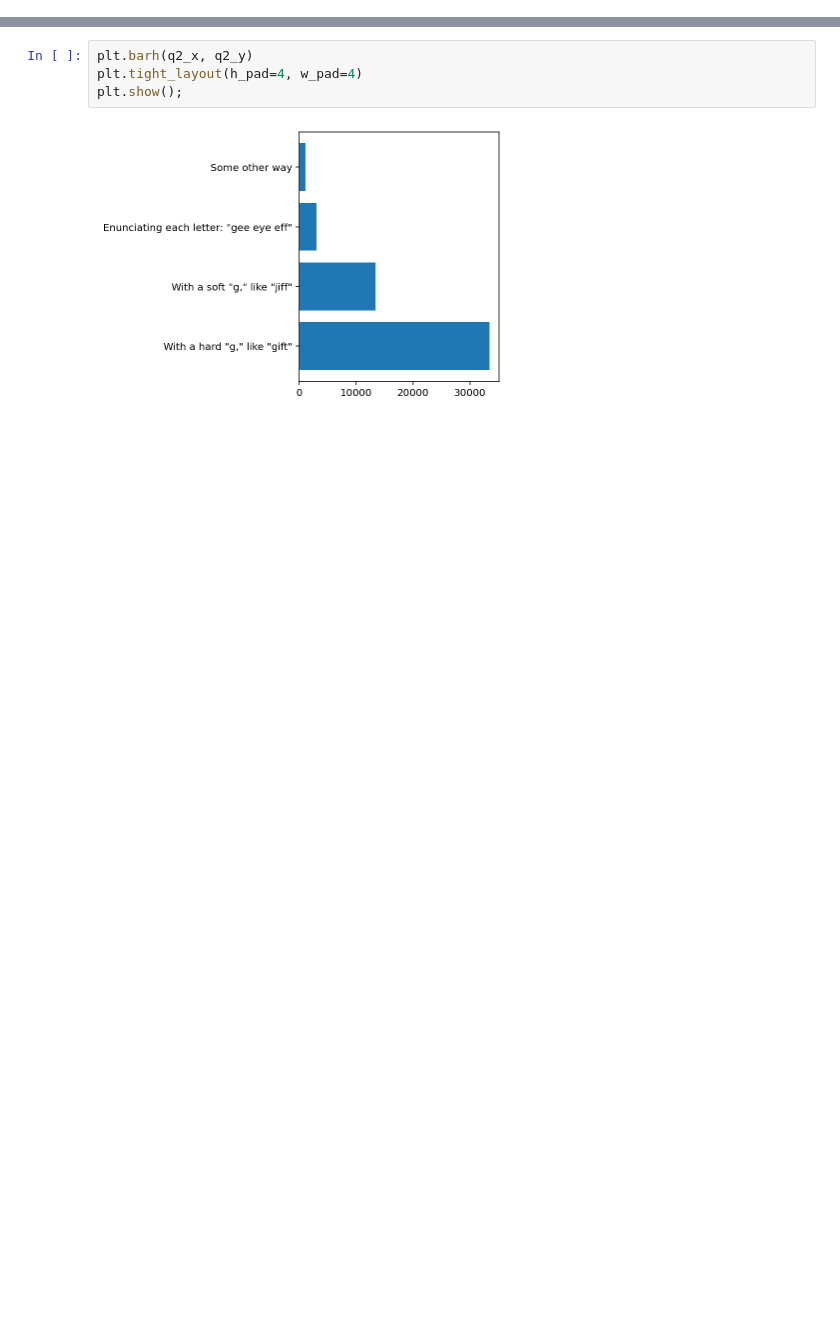
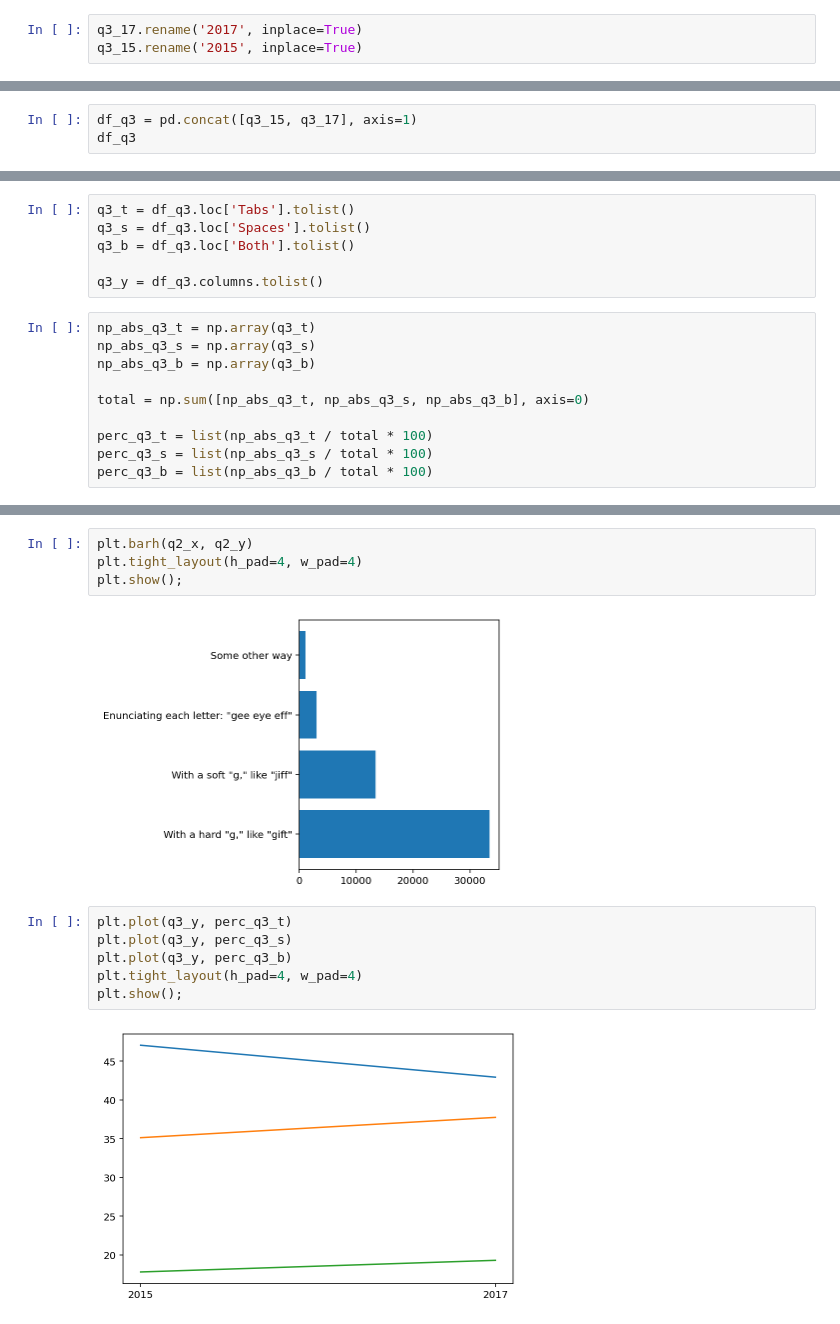
Before and after one commit to gabrieltempass/stack-overflow-survey, a Jupyter notebook: stack_overflow_survey.ipynb, the cells around one changed output, grey strips where cells are left out. Cells and saved outputs as stored; diff of their text form; blank space fills up the shorter version.

```diff
--- a/stack_overflow_survey.ipynb
+++ b/stack_overflow_survey.ipynb
@@ -175,3 +178,6 @@ q7_y = q7.to_list()
 
 q8_x = q8.index.tolist()
 q8_y = q8.to_list()
+# %%
+q3_17.rename('2017', inplace=True)
+q3_15.rename('2015', inplace=True)
@@ -177,0 +189,3 @@ q8_y = q8.to_list()
+# %%
+df_q3 = pd.concat([q3_15, q3_17], axis=1)
+df_q3
@@ -178,3 +197,19 @@ q8_y = q8.to_list()
+# %%
+q3_t = df_q3.loc['Tabs'].tolist()
+q3_s = df_q3.loc['Spaces'].tolist()
+q3_b = df_q3.loc['Both'].tolist()
+
+q3_y = df_q3.columns.tolist()
+# %%
+np_abs_q3_t = np.array(q3_t)
+np_abs_q3_s = np.array(q3_s)
+np_abs_q3_b = np.array(q3_b)
+
+total = np.sum([np_abs_q3_t, np_abs_q3_s, np_abs_q3_b], axis=0)
+
+perc_q3_t = list(np_abs_q3_t / total * 100)
+perc_q3_s = list(np_abs_q3_s / total * 100)
+perc_q3_b = list(np_abs_q3_b / total * 100)
 # %%
 surveys = [df_11, df_12, df_13, df_14, df_15, df_16, df_17, df_18, df_19, df_20]
 respondents = []
@@ -202,6 +237,14 @@ plt.tight_layout(h_pad=4, w_pad=4)
 plt.show();
 # %% [output]
 [figure]
+# %%
+plt.plot(q3_y, perc_q3_t)
+plt.plot(q3_y, perc_q3_s)
+plt.plot(q3_y, perc_q3_b)
+plt.tight_layout(h_pad=4, w_pad=4)
+plt.show();
+# %% [output]
+[figure, added]
 # %%
 plt.bar(q4_x, q4_y)
 plt.tight_layout(h_pad=4, w_pad=4)
```
Also changed, not shown: parts of 18 cells of this notebook.
